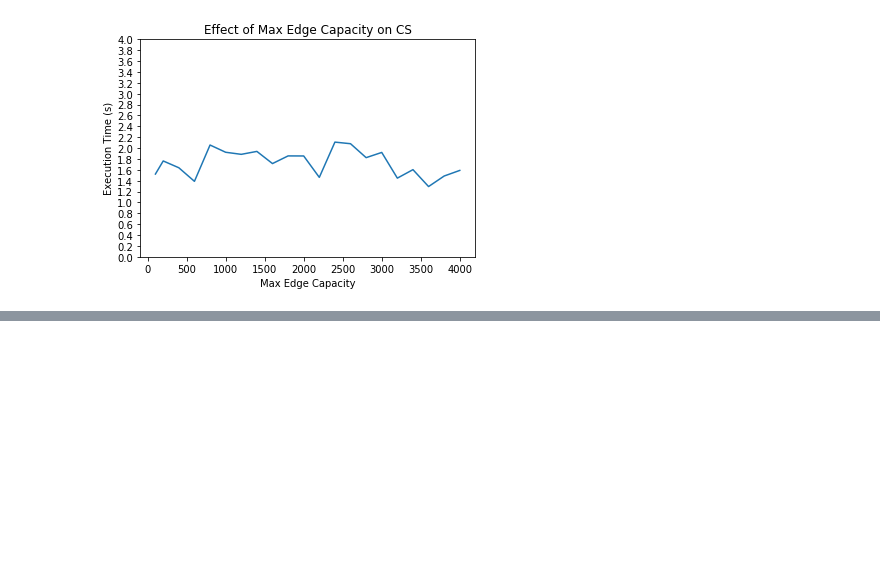
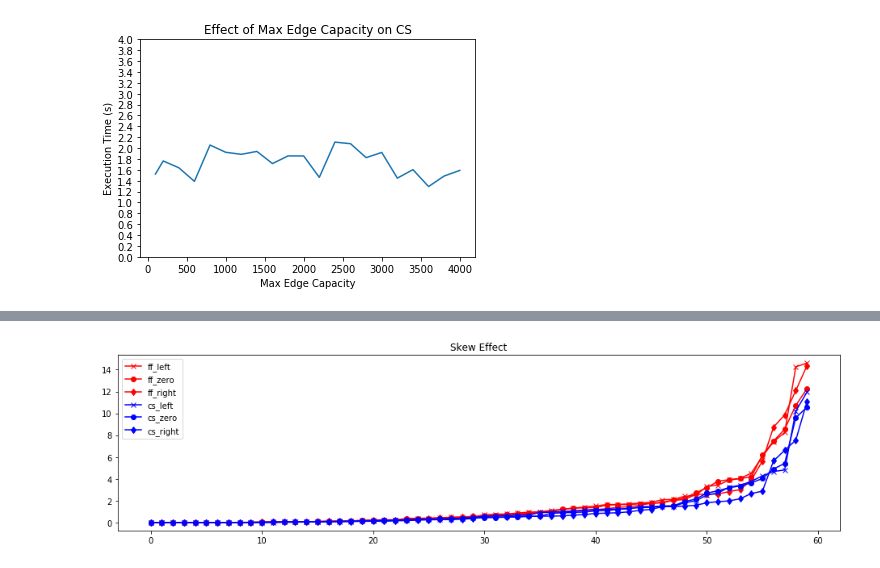
Before and after one commit to rizaozcelik/capacity-scaling, a Jupyter notebook: ExperimentResults.ipynb, the cells around one changed output, grey strips where cells are left out. Saved outputs shown, nothing was run; the diff lists cells and outputs as text; code cells hidden in the pictures; blank space fills up the shorter version.

```diff
--- a/ExperimentResults.ipynb
+++ b/ExperimentResults.ipynb
@@ -425,0 +491,19 @@ plt.savefig(figures_path + 'exp5_c_plot')
+# %%
+left_skew_results = experiment_results6[experiment_results6['skewness'] == 10].sort_values('execution_time')
+zero_skew_results = experiment_results6[experiment_results6['skewness'] == 0 ].sort_values('execution_time')
+right_skew_results = experiment_results6[experiment_results6['skewness'] == -10].sort_values('execution_time')
+
+colors = ['r','b']
+
+plt.figure(figsize=(16,4))
+plt.title('Skew Effect')
+x_values = range(len(left_skew_results.index) // len(algo_names))
+for name,color in zip(algo_names, colors):
+    plt.plot(x_values, (left_skew_results[left_skew_results['name'] == name]['execution_time']), marker='x', color=color, label=name+'_left')
+    plt.plot(x_values, (zero_skew_results[zero_skew_results['name'] == name]['execution_time']), marker='o', color=color, label=name+'_zero')
+    plt.plot(x_values, (right_skew_results[right_skew_results['name'] == name]['execution_time']), marker='d', color=color, label=name+'_right')
+
+plt.legend();
+fig.savefig(figures_path + 'exp6_plot2')
+# %% [output]
+[figure, added]
```
Also changed, not shown: parts of 3 cells of this notebook, 8 other files.
